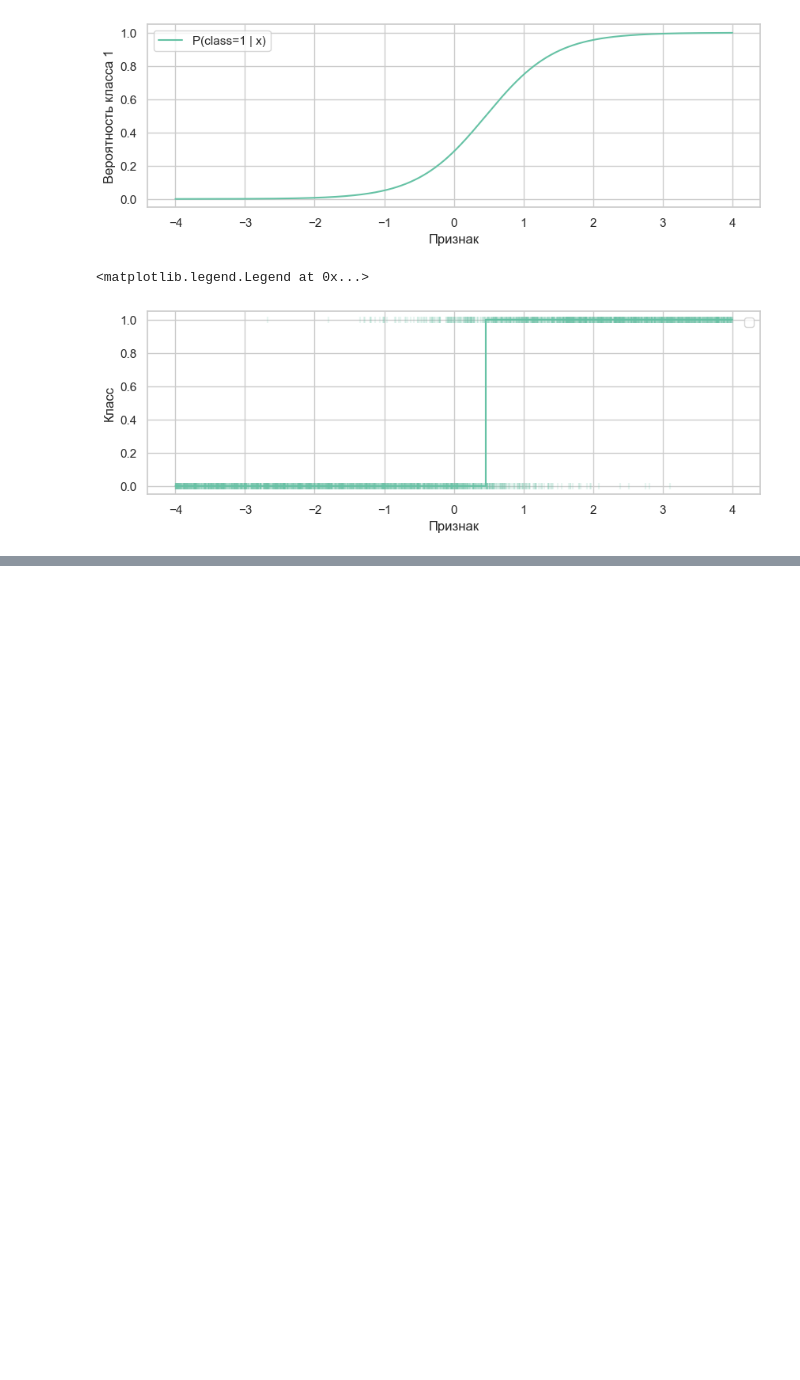
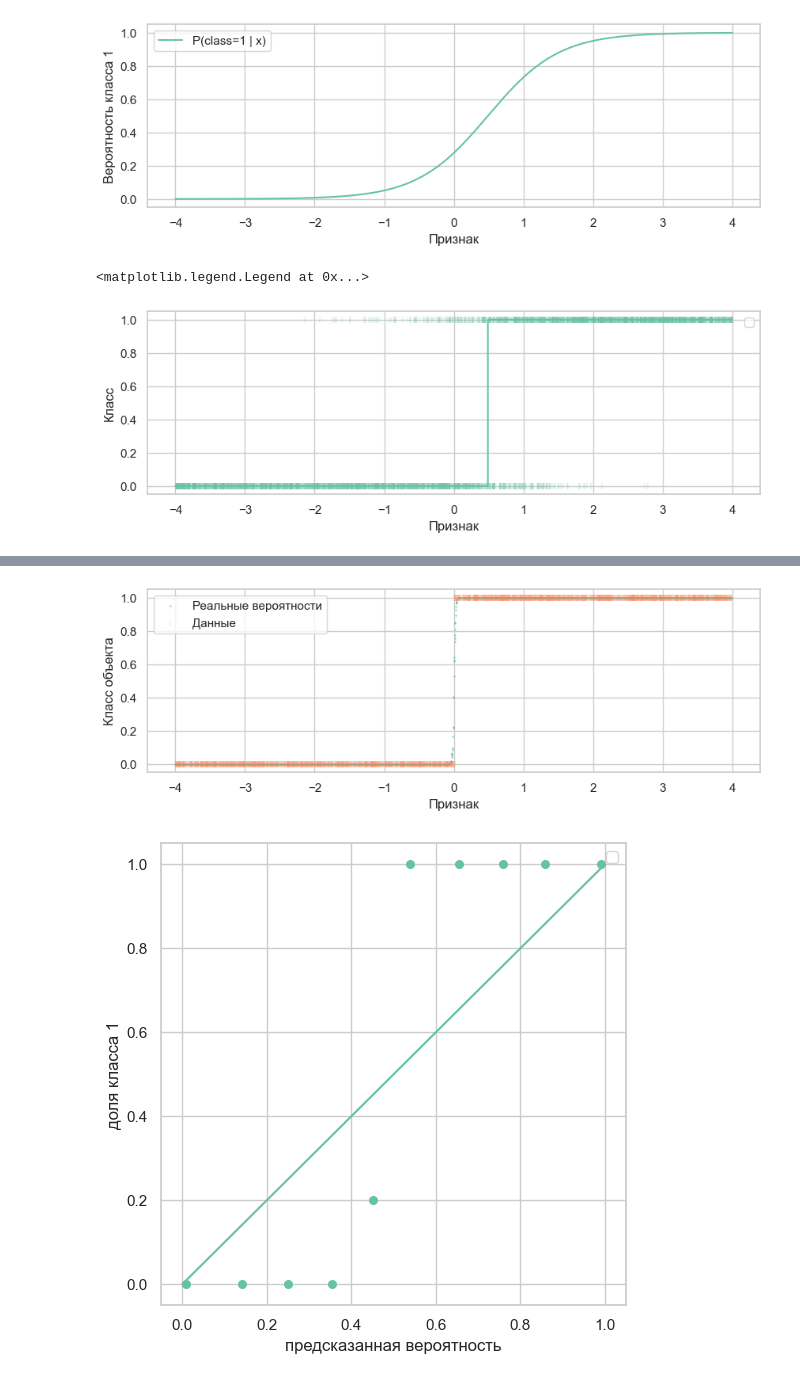
Before and after one commit to IvanNikulichev/log_regressor, a Jupyter notebook: log_reg.ipynb, the cells around one changed output, grey strips where cells are left out. Saved outputs shown, nothing was run; the diff lists cells and outputs as text; code cells hidden in the pictures; blank space fills up the shorter version.

```diff
--- a/log_reg.ipynb
+++ b/log_reg.ipynb
@@ -102,3 +102,40 @@ plt.legend(); plt.show()
+# %%
+X = np.random.uniform(low=-4, high=4, size=(sample_size, 1))
+y_mean_true = 1 / (1 + np.exp(-100 * X.ravel()))
+y = np.random.binomial(n=1, p=y_mean_true)
+
+plt.figure(figsize=(10, 3))
+plt.scatter(X, y_mean_true, marker=".", s=1, label="Реальные вероятности")
+plt.scatter(X, y, marker="|", alpha=0.1, label="Данные")
+plt.xlabel("Признак")
+plt.ylabel("Класс объекта")
+plt.legend();
+
+
+mod = LogisticRegression(penalty="l2", fit_intercept=True, max_iter = 10000, solver = "lbfgs", C  = 0.1)
+mod.fit(X, y)
+p_h = mod.predict_proba(X)[:, 1]
+bins = np.array([x / 10.0 for x in range(0, 11)])
+index = np.digitize(p_h, bins, right=True) - 1
+index = np.clip(index, 0, len(bins) - 2)
+
+df = pd.DataFrame({'bin': index, 'p': p_h, 'y': y.ravel()})
+g = df.groupby('bin').agg(p_mean=('p','mean'), y_mean=('y','mean')).reset_index()
+
+import matplotlib.pyplot as plt
+plt.figure(figsize=(6,6))
+plt.plot([0,1], [0,1], '-')
+plt.scatter(g['p_mean'], g['y_mean'], s=30)
+plt.xlim(-0.05,1.05)
+plt.ylim(-0.05,1.05)
+plt.xlabel('предсказанная вероятность')
+plt.ylabel('доля класса 1')
+plt.grid(True)
+plt.legend()
+plt.show()
+# %% [output]
+[figure, added]
+[figure, added]
 # %%
 
 p_h = a.predict_proba(X)[:, 1]
```
Also changed, not shown: parts of 4 cells of this notebook.
